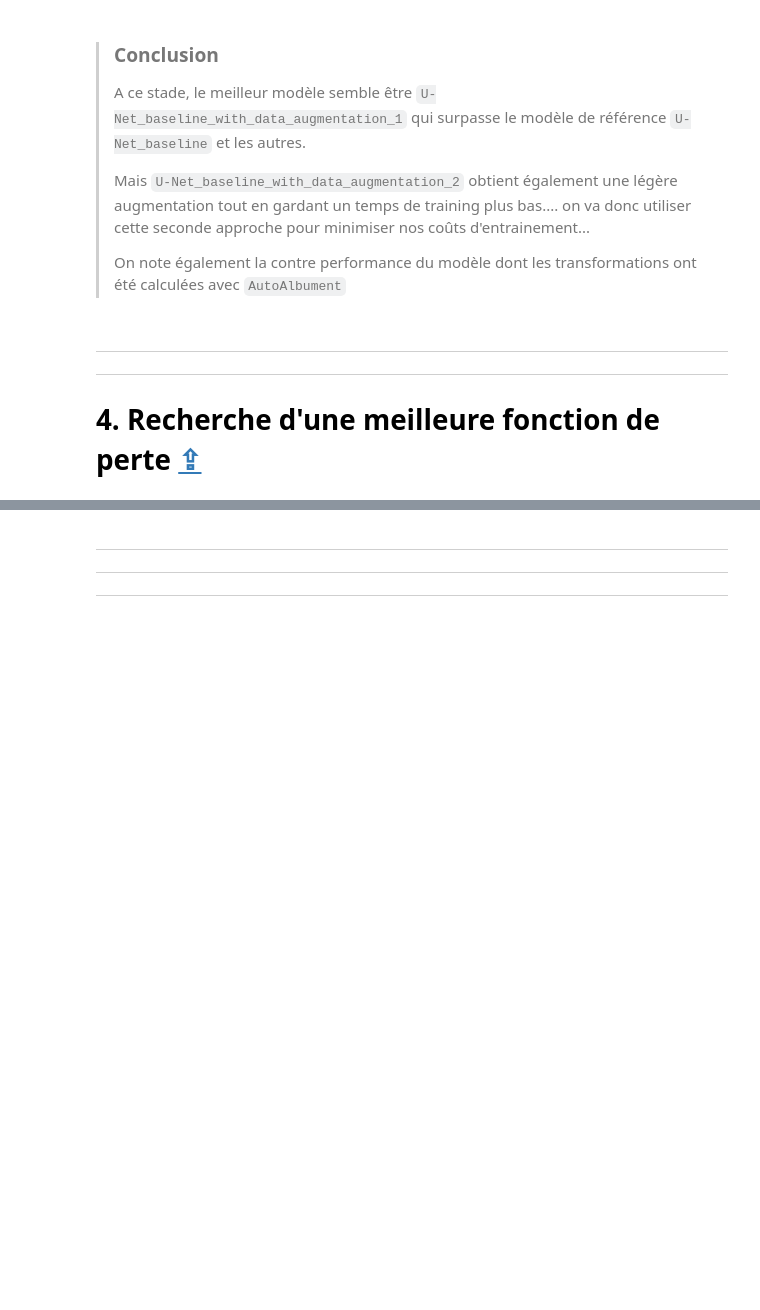
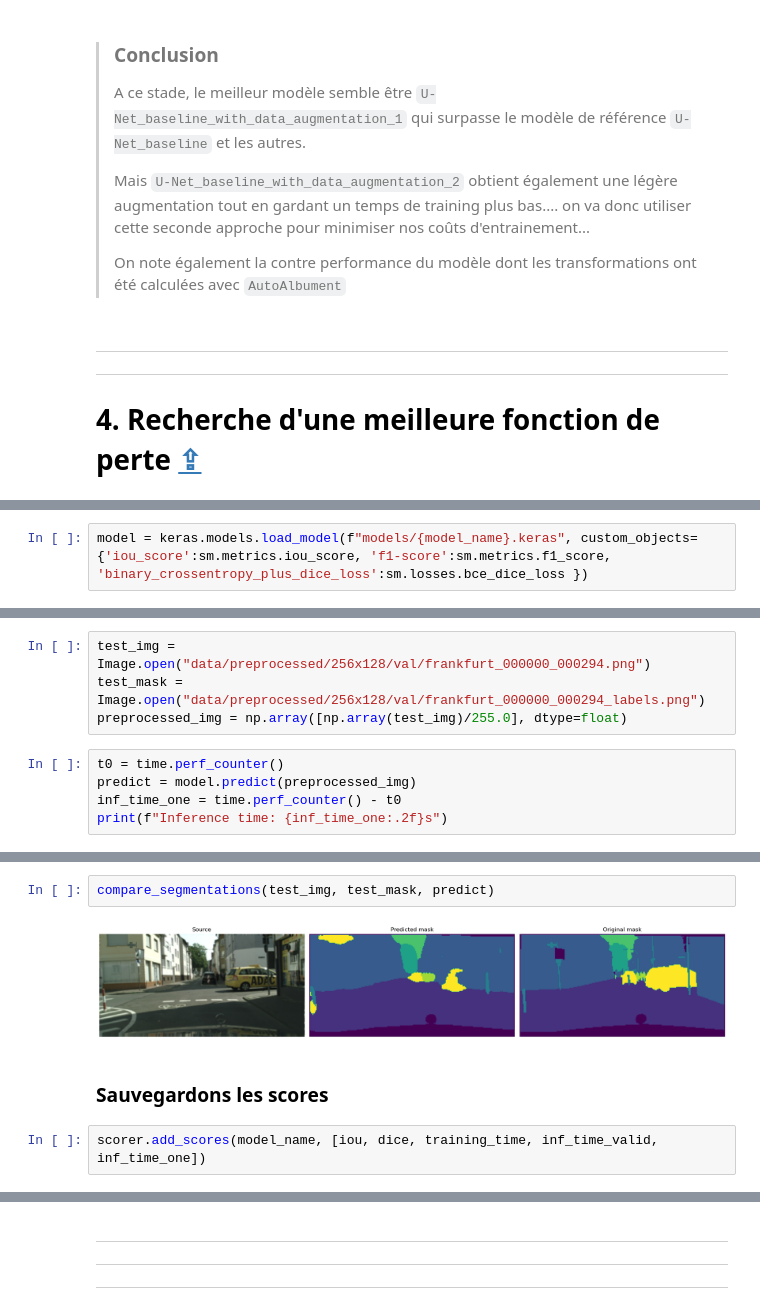
Before and after one commit to Valkea/OC_AI_08, a Jupyter notebook: 03_Spot_checking_models.ipynb, the cells around one changed output, grey strips where cells are left out. Drawn from its saved outputs; the diff is of its cells as text; blank space fills up the shorter version.

```diff
--- a/03_Spot_checking_models.ipynb
+++ b/03_Spot_checking_models.ipynb
@@ -866,0 +942,2 @@ scorer.show_scores()
+# %%
+model = keras.models.load_model(f"models/{model_name}.keras", custom_objects={'iou_score':sm.metrics.iou_score, 'f1-score':sm.metrics.f1_score, 'binary_crossentropy_plus_dice_loss':sm.losses.bce_dice_loss })
@@ -866,0 +954,9 @@ scorer.show_scores()
+# %%
+test_img = Image.open("data/preprocessed/256x128/val/frankfurt_000000_000294.png")
+test_mask = Image.open("data/preprocessed/256x128/val/frankfurt_000000_000294_labels.png")
+preprocessed_img = np.array([np.array(test_img)/255.0], dtype=float)
+# %%
+t0 = time.perf_counter()
+predict = model.predict(preprocessed_img)
+inf_time_one = time.perf_counter() - t0
+print(f"Inference time: {inf_time_one:.2f}s")
@@ -866,0 +967,8 @@ scorer.show_scores()
+# %%
+compare_segmentations(test_img, test_mask, predict)
+# %% [output]
+[figure, added]
+# %% [markdown]
+### Sauvegardons les scores
+# %%
+scorer.add_scores(model_name, [iou, dice, training_time, inf_time_valid, inf_time_one])
```
Also changed, not shown: parts of 12 cells of this notebook, 4 other files.
